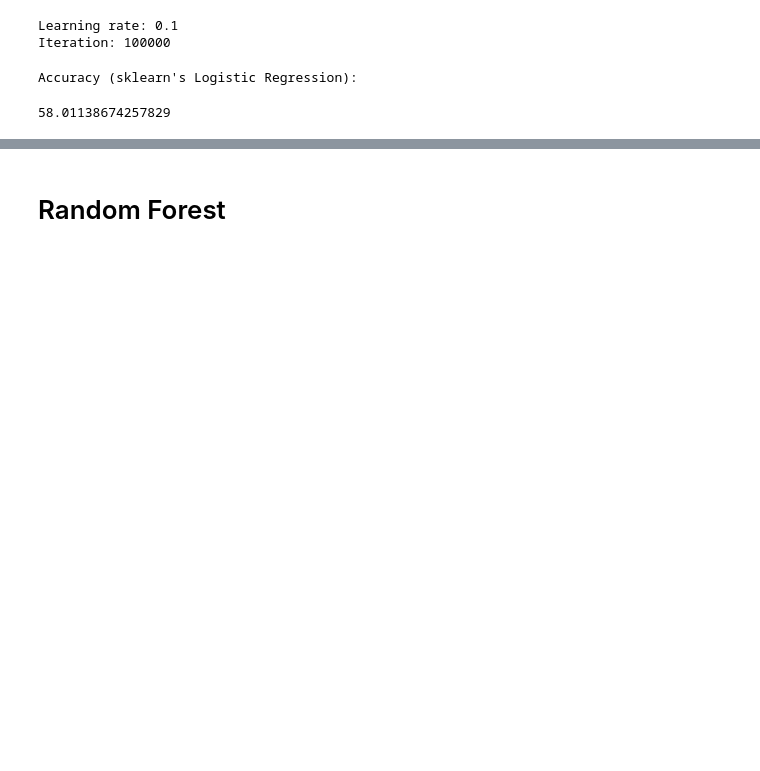
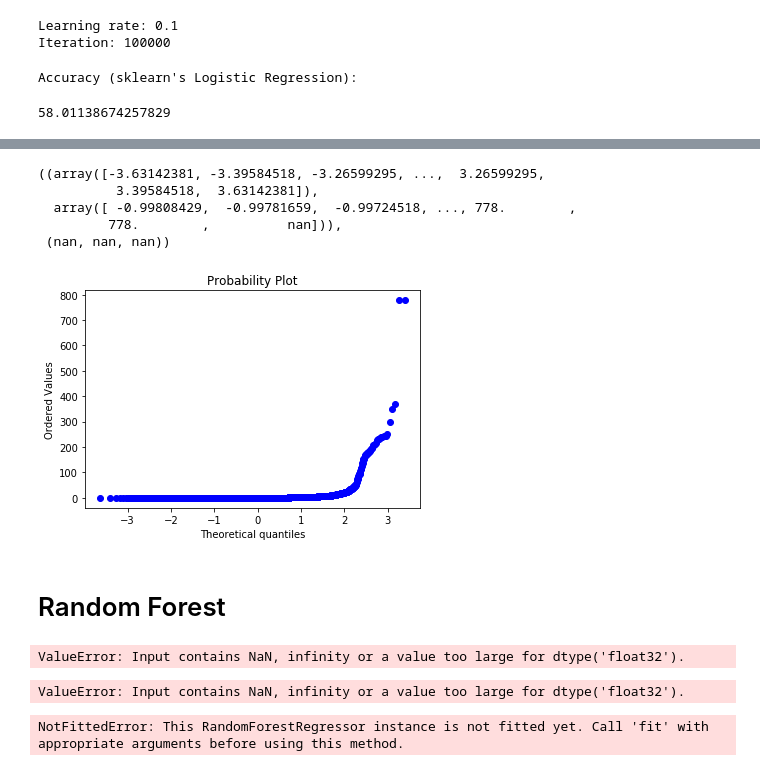
Before and after one commit to amitbhsingh/H1B_VISA, a Jupyter notebook: h1.ipynb, the cells around one changed output, grey strips where cells are left out. Drawn from its saved outputs; the diff is of its cells as text; code cells hidden in the pictures; blank space fills up the shorter version.

```diff
--- a/h1.ipynb
+++ b/h1.ipynb
@@ -718,4 +737,37 @@ Accuracy (sklearn's Logistic Regression):
+# %%
+train['l'] = np.log(train['EMPLOYMENT_START_DATE']/train['EMPLOYMENT_START_DATE'].shift(1))
+stats.probplot(train['EMPLOYMENT_START_DATE'], dist="norm", plot=pylab)
+# %% [output]
+((array([-3.63142381, -3.39584518, -3.26599295, ...,  3.26599295,
+          3.39584518,  3.63142381]),
+  array([ -0.99808429,  -0.99781659,  -0.99724518, ..., 778.        ,
+         778.        ,          nan])),
+ (nan, nan, nan))
+[figure, added]
 # %% [markdown]
 # Random Forest
+# %%
+from sklearn.ensemble import RandomForestRegressor
+rf = RandomForestRegressor(n_estimators = 1000, random_state = 42)
+# %% [output]
+ValueError: Input contains NaN, infinity or a value too large for dtype('float32').
+# %%
+from sklearn.model_selection import train_test_split
+# Split the data into training and testing sets
+train_features, test_features, train_labels, test_labels = train_test_split(train, labels, test_size = 0.25, random_state = 42)
+rf.fit(train_features, train_labels)
+# %% [output]
+ValueError: Input contains NaN, infinity or a value too large for dtype('float32').
+# %%
+# Get numerical feature importances
+importances = list(rf.feature_importances_)
+# List of tuples with variable and importance
+feature_importances = [(feature, round(importance, 2)) for feature, importance in zip(feature_list, importances)]
+# Sort the feature importances by most important first
+feature_importances = sorted(feature_importances, key = lambda x: x[1], reverse = True)
+# Print out the feature and importances
+[print('Variable: {:20} Importance: {}'.format(*pair)) for pair in feature_importances];
+# %% [output]
+NotFittedError: This RandomForestRegressor instance is not fitted yet. Call 'fit' with appropriate arguments before using this method.
 # %%
 from sklearn.ensemble import RandomForestClassifier
```
Also changed, not shown: parts of 38 cells of this notebook.
